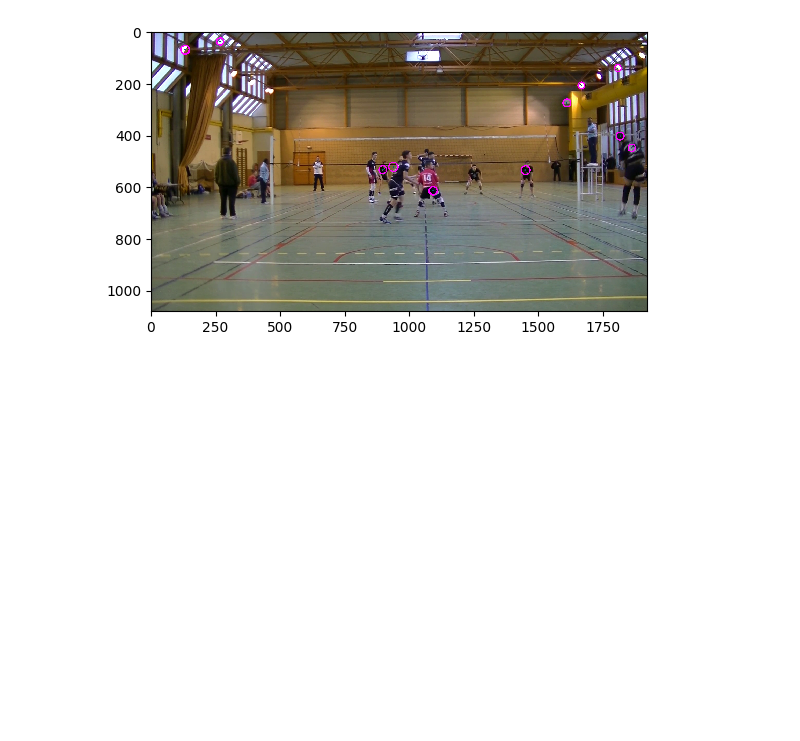
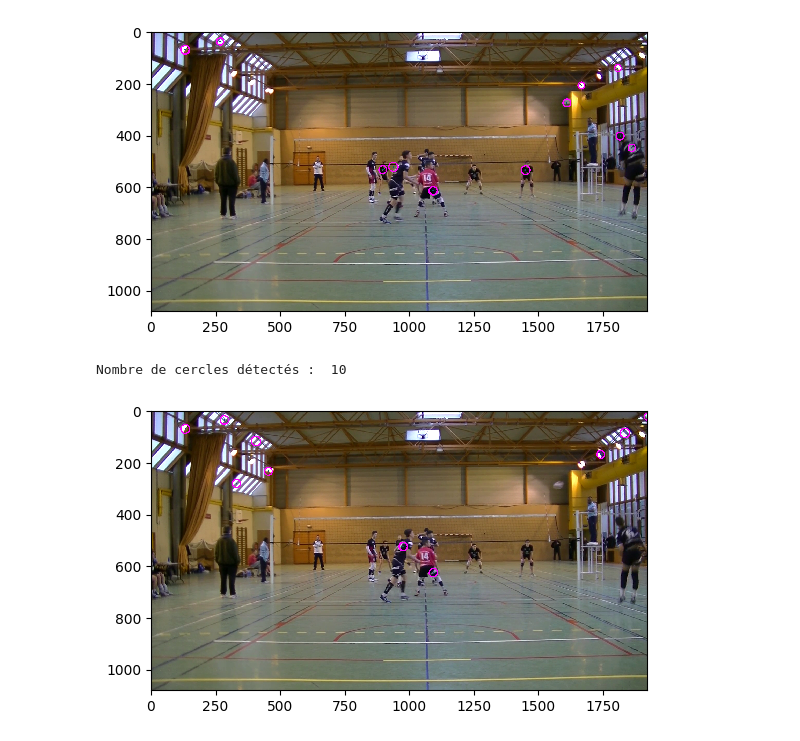
Before and after one commit to robindelebassee/ball_tracker, a Jupyter notebook: video_reader.ipynb, the cells around one changed output. Cells and saved outputs as stored; diff of their text form; code cells hidden in the pictures; blank space fills up the shorter version.

```diff
--- a/video_reader.ipynb
+++ b/video_reader.ipynb
@@ -126,3 +126,27 @@ print_rgb(wrk_frame)
 # %% [output]
 Nombre de cercles détectés :  13
 [figure]
+# %%
+wrk_frame = hough_frames[1].copy()
+gray_frame = cv2.cvtColor(wrk_frame, cv2.COLOR_RGB2GRAY)
+blurred_frame = cv2.GaussianBlur(gray_frame, (19, 19), 0)
+
+# les paramètres du Hough Circle sont :
+# inverse ratio of resolution (if > 1, then accumulator resolution is lower than input resolution)
+# minimal distances between 2 detected circles
+# param1 is the higher threshold given to Canny Edge detector (the higher it is, the less circles there are)
+# param2 is the accumulator threshold (the lower it is, the more false circles there are)
+circles = cv2.HoughCircles(blurred_frame, cv2.HOUGH_GRADIENT, 1.3, 100,
+                           param1=150, param2=15, minRadius=13, maxRadius=20)
+print('Nombre de cercles détectés : ', len(circles[0]))
+
+if circles is not None:
+    circles = np.uint64(np.around(circles))
+    for circle in circles[0, :]:
+        cv2.circle(wrk_frame, (circle[0],circle[1]), 1, (0,100,100), 3)
+        cv2.circle(wrk_frame, (circle[0],circle[1]), circle[2], (255,0,255), 3)
+
+print_rgb(wrk_frame)
+# %% [output]
+Nombre de cercles détectés :  10
+[figure, added]
```
Also changed, not shown: 1 other file.
